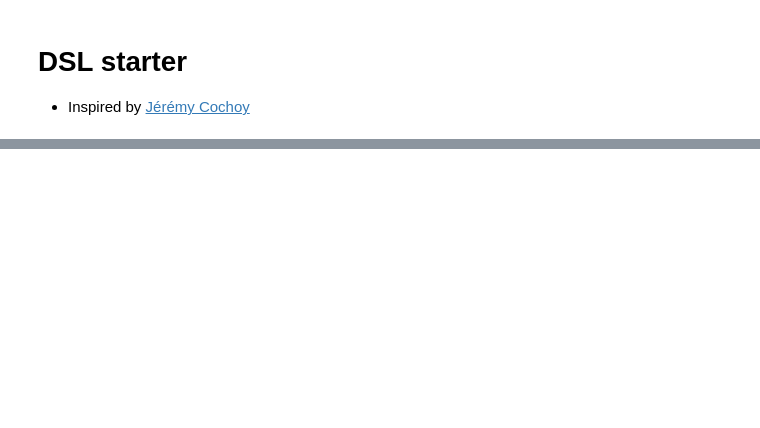
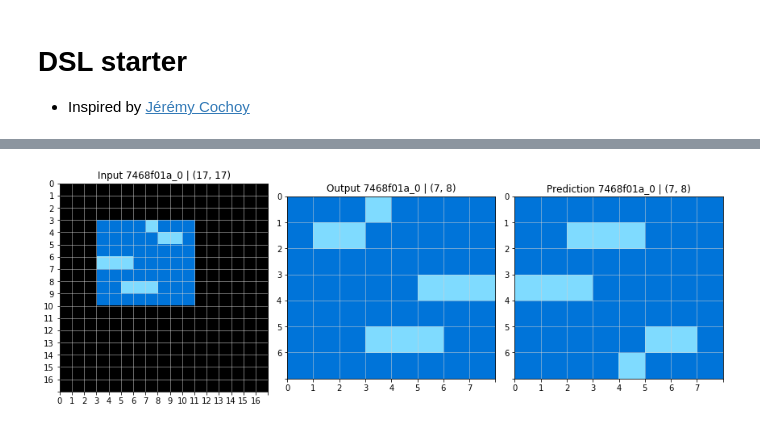
Before and after one commit to vitalwarley/abstract_reasoning, a Jupyter notebook: intro.ipynb, the cells around one changed output, grey strips where cells are left out. Drawn from its saved outputs; the diff is of its cells as text; code cells hidden in the pictures; blank space fills up the shorter version.

```diff
--- a/intro.ipynb
+++ b/intro.ipynb
@@ -229,0 +191,2 @@ plt.show()
+# %%
+results = evaluate(program=program, input_image=pixmap_in)
@@ -229,0 +206,5 @@ plt.show()
+# %%
+for img in results:
+    plot_task_and_pred(task, img, fname, sample_id)
+# %% [output]
+[figure, added]
```
Also changed, not shown: parts of 12 cells of this notebook, 2 other files.
